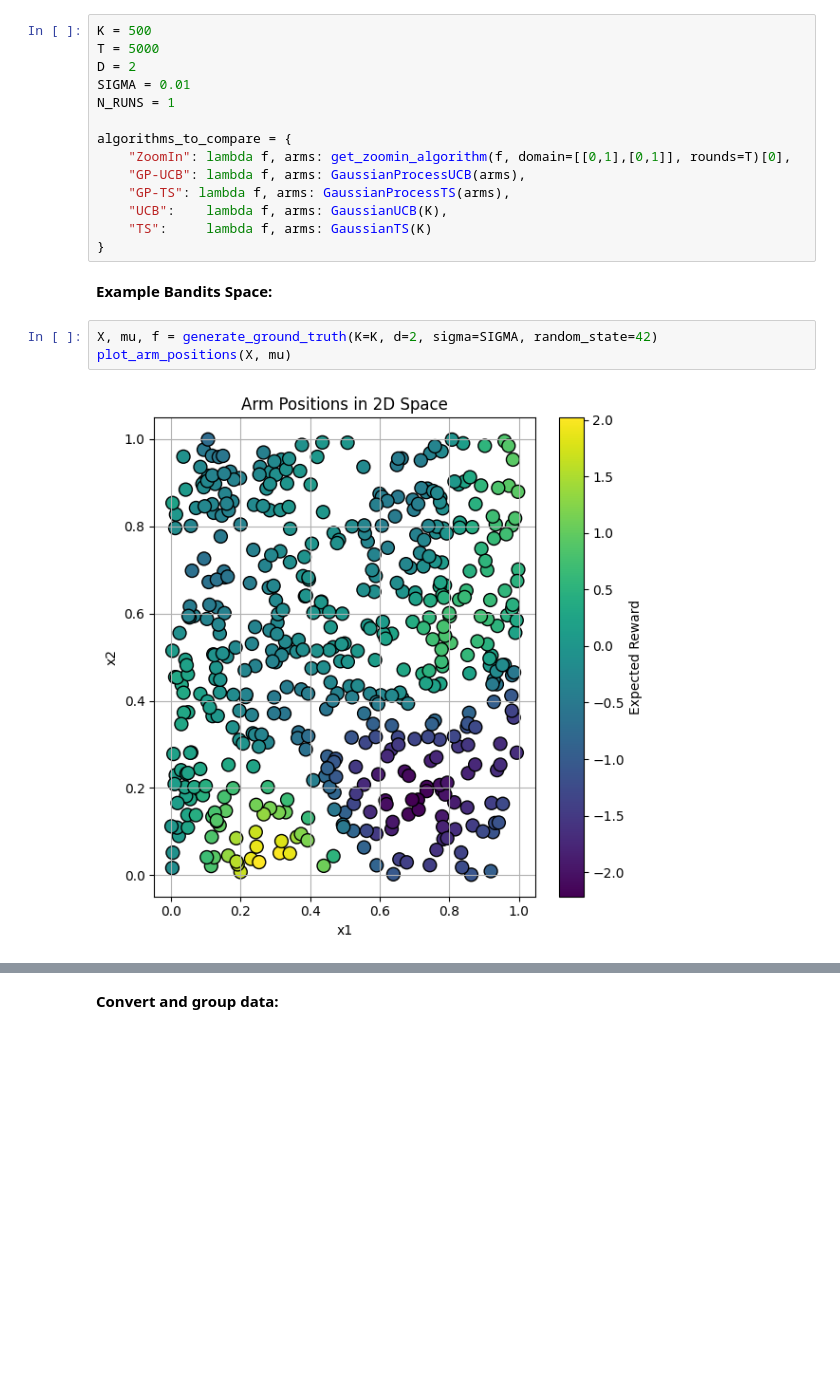
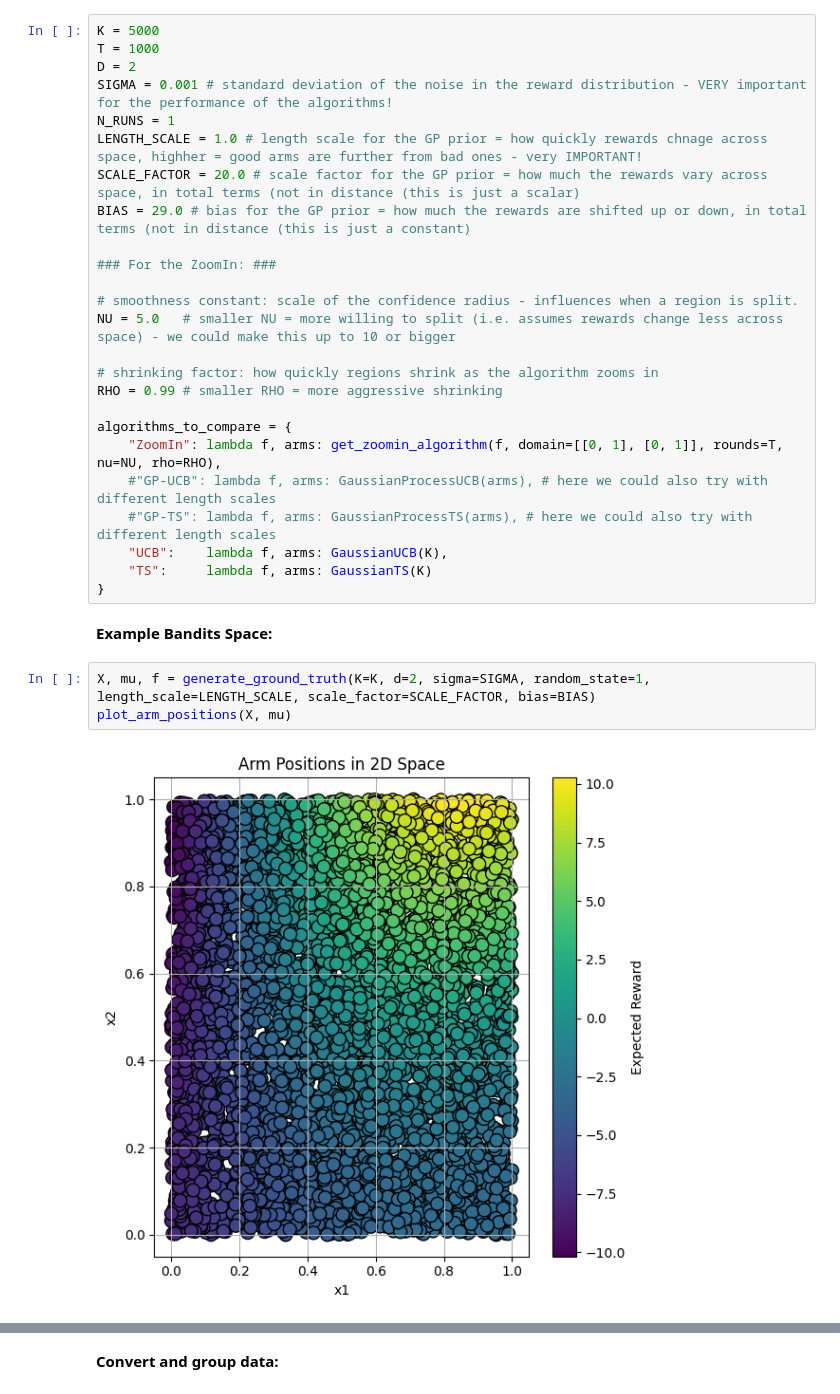
Before and after one commit to marvinernst1020/bandits_algorithms, a Jupyter notebook: spatial/notebooks/01_compare_bandits.ipynb, the cells around one changed output, grey strips where cells are left out. Saved outputs shown, nothing was run; the diff lists cells and outputs as text; blank space fills up the shorter version.

Commit message:
enjoy zoom-in

```diff
--- a/spatial/notebooks/01_compare_bandits.ipynb
+++ b/spatial/notebooks/01_compare_bandits.ipynb
@@ -27,25 +27,36 @@ from src import (
 # %% [markdown]
 **Simulation configuration:**
 # %%
-K = 500
-T = 5000
+K = 5000
+T = 1000
 D = 2
-SIGMA = 0.01
+SIGMA = 0.001 # standard deviation of the noise in the reward distribution - VERY important for the performance of the algorithms!
 N_RUNS = 1
+LENGTH_SCALE = 1.0 # length scale for the GP prior = how quickly rewards chnage across space, highher = good arms are further from bad ones - very IMPORTANT!
+SCALE_FACTOR = 20.0 # scale factor for the GP prior = how much the rewards vary across space, in total terms (not in distance (this is just a scalar)
+BIAS = 29.0 # bias for the GP prior = how much the rewards are shifted up or down, in total terms (not in distance (this is just a constant)
+
+### For the ZoomIn: ###
+
+# smoothness constant: scale of the confidence radius - influences when a region is split.
+NU = 5.0   # smaller NU = more willing to split (i.e. assumes rewards change less across space) - we could make this up to 10 or bigger
+
+# shrinking factor: how quickly regions shrink as the algorithm zooms in
+RHO = 0.99 # smaller RHO = more aggressive shrinking
 
 algorithms_to_compare = {
-    "ZoomIn": lambda f, arms: get_zoomin_algorithm(f, domain=[[0,1],[0,1]], rounds=T)[0],
-    "GP-UCB": lambda f, arms: GaussianProcessUCB(arms),
-    "GP-TS": lambda f, arms: GaussianProcessTS(arms),
+    "ZoomIn": lambda f, arms: get_zoomin_algorithm(f, domain=[[0, 1], [0, 1]], rounds=T, nu=NU, rho=RHO),
+    #"GP-UCB": lambda f, arms: GaussianProcessUCB(arms), # here we could also try with different length scales
+    #"GP-TS": lambda f, arms: GaussianProcessTS(arms), # here we could also try with different length scales
     "UCB":    lambda f, arms: GaussianUCB(K),
     "TS":     lambda f, arms: GaussianTS(K)
 }
 # %% [markdown]
 **Example Bandits Space:**
 # %%
-X, mu, f = generate_ground_truth(K=K, d=2, sigma=SIGMA, random_state=42)
+X, mu, f = generate_ground_truth(K=K, d=2, sigma=SIGMA, random_state=1, length_scale=LENGTH_SCALE, scale_factor=SCALE_FACTOR, bias=BIAS)
 plot_arm_positions(X, mu)
 # %% [output]
-[figure, old version]
+[figure, new version]
 # %% [markdown]
 **Run simulations:**
```
Also changed, not shown: parts of 5 cells of this notebook, 5 other files.
